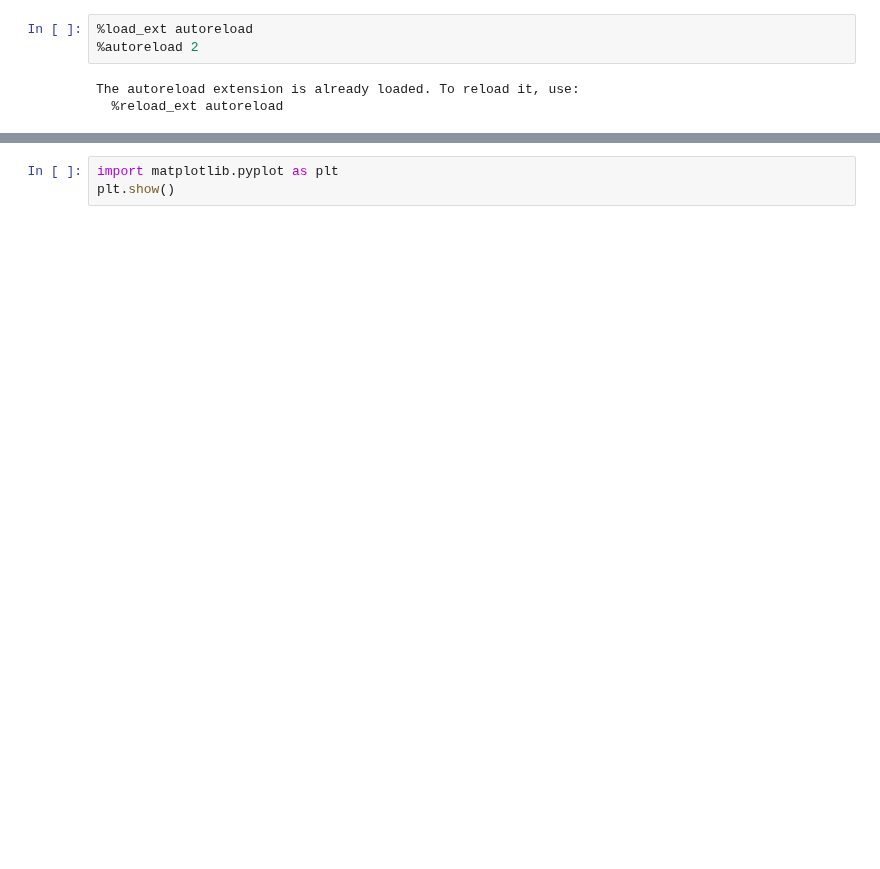
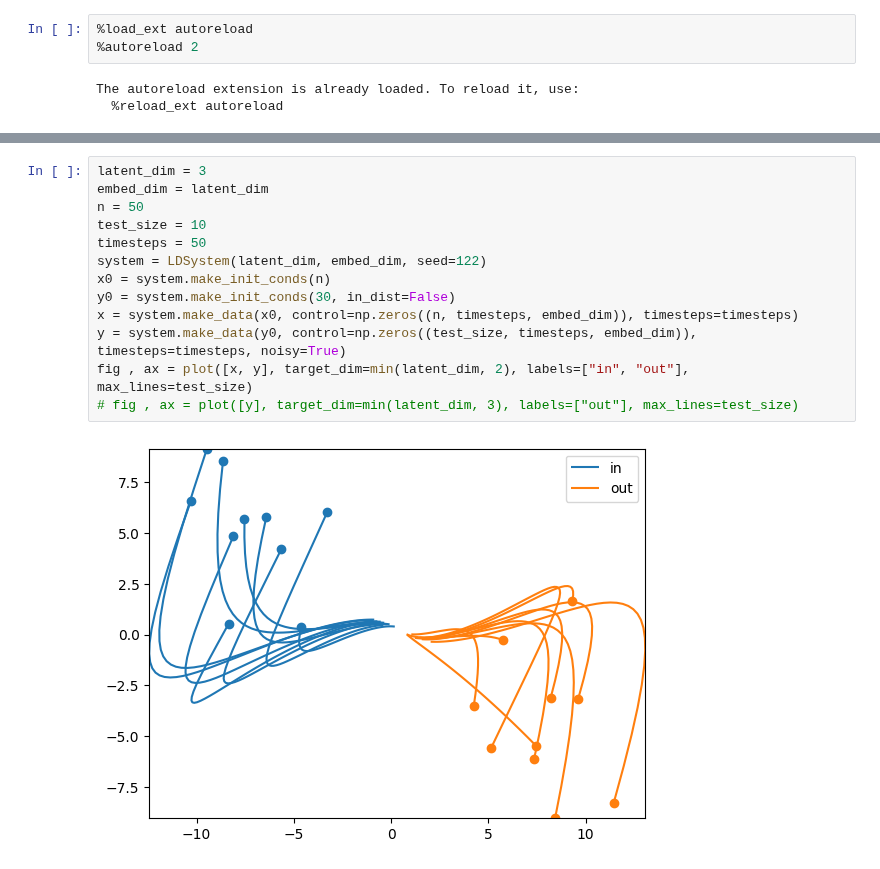
Before and after one commit to DynaDojo/dynadojo, a Jupyter notebook: demos/sindy_demo1.ipynb, the cells around one changed output, grey strips where cells are left out. Drawn from its saved outputs; the diff is of its cells as text; blank space fills up the shorter version.

```diff
--- a/demos/sindy_demo1.ipynb
+++ b/demos/sindy_demo1.ipynb
@@ -38,3 +39,15 @@ ValueError: operands could not be broadcast together with shapes (10,50,3) (10,5
 # %%
-import matplotlib.pyplot as plt
-plt.show()
+latent_dim = 3
+embed_dim = latent_dim
+n = 50
+test_size = 10
+timesteps = 50
+system = LDSystem(latent_dim, embed_dim, seed=122)
+x0 = system.make_init_conds(n)
+y0 = system.make_init_conds(30, in_dist=False)
+x = system.make_data(x0, control=np.zeros((n, timesteps, embed_dim)), timesteps=timesteps)
+y = system.make_data(y0, control=np.zeros((test_size, timesteps, embed_dim)), timesteps=timesteps, noisy=True)
+fig , ax = plot([x, y], target_dim=min(latent_dim, 2), labels=["in", "out"], max_lines=test_size)
+# fig , ax = plot([y], target_dim=min(latent_dim, 3), labels=["out"], max_lines=test_size)
+# %% [output]
+[figure, added]
```
Also changed, not shown: parts of 5 cells of this notebook, 11 other files.
